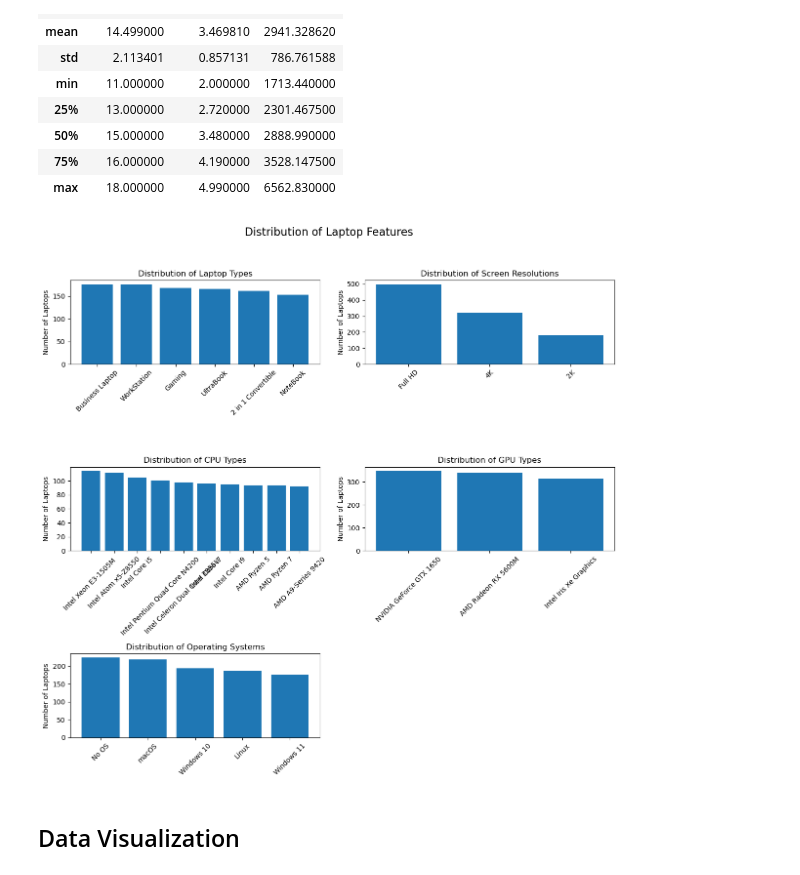
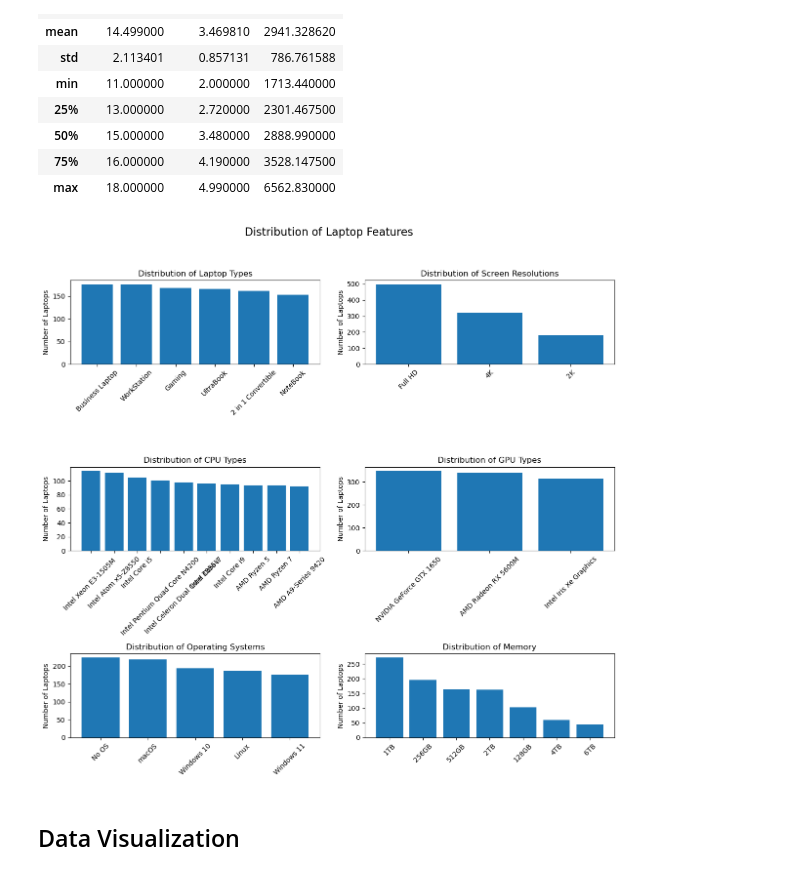
Before and after one commit to Jieyieteoh03/DS_capstone_project, a Jupyter notebook: DS Capstone Project Jie Yie.ipynb, the cells around one changed output. Cells and saved outputs as stored; diff of their text form; code cells hidden in the pictures.

```diff
--- a/DS Capstone Project Jie Yie.ipynb
+++ b/DS Capstone Project Jie Yie.ipynb
@@ -176,6 +176,10 @@ gpu.columns = ['Gpu', 'Count']
 # Operating System
 os = df['OpSys'].value_counts().reset_index()
 os.columns = ['OpSys', 'Count']
+
+# Memory
+ssd = df['Memory'].value_counts().reset_index()
+ssd.columns = ['Memory', 'Count']
 
 fig, axes = plt.subplots(nrows=3, ncols=2, figsize=(12, 12))
 fig.suptitle('Distribution of Laptop Features', fontsize=16)
@@ -187,36 +191,40 @@ axes[0, 0].set_ylabel('Number of Laptops')
 axes[0, 0].tick_params(axis='x', rotation=45)
 
 # Plot 2
 axes[0, 1].bar(resolution['ScreenResolution'], resolution['Count'])
 axes[0, 1].set_title('Distribution of Screen Resolutions')
 axes[0, 1].set_ylabel('Number of Laptops')
 axes[0, 1].tick_params(axis='x', rotation=45)
 
 # Plot 3
 axes[1, 0].bar(cpu['Cpu'], cpu['Count'])
 axes[1, 0].set_title('Distribution of CPU Types')
 axes[1, 0].set_ylabel('Number of Laptops')
 axes[1, 0].tick_params(axis='x', rotation=45)
 
 # Plot 4
 axes[1, 1].bar(gpu['Gpu'], gpu['Count'])
 axes[1, 1].set_title('Distribution of GPU Types')
 axes[1, 1].set_ylabel('Number of Laptops')
 axes[1, 1].tick_params(axis='x', rotation=45)
 
 # Plot 5
 axes[2, 0].bar(os['OpSys'], os['Count'])
 axes[2, 0].set_title('Distribution of Operating Systems')
 axes[2, 0].set_ylabel('Number of Laptops')
 axes[2, 0].tick_params(axis='x', rotation=45)
 
-# Remove empty subplot in the last row and column
-fig.delaxes(axes[2, 1])
+axes[2, 1].bar(ssd['Memory'], ssd['Count'])
+axes[2, 1].set_title('Distribution of Memory')
+axes[2, 1].set_ylabel('Number of Laptops')
+axes[2, 1].tick_params(axis='x', rotation=45)
+
+
 
 plt.tight_layout(rect=[0, 0.03, 1, 0.95])
 plt.show()
 # %% [output]
-[figure, old version]
+[figure, new version]
 # %% [markdown]
 ## Data Visualization
 # %%
```
Also changed, not shown: parts of 19 cells of this notebook, 12 other files.
